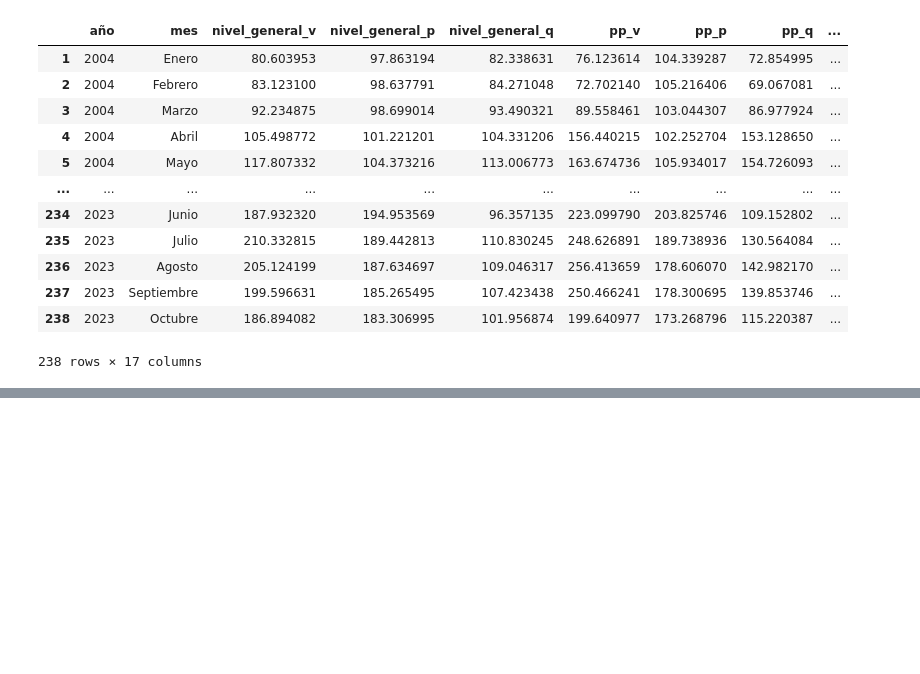
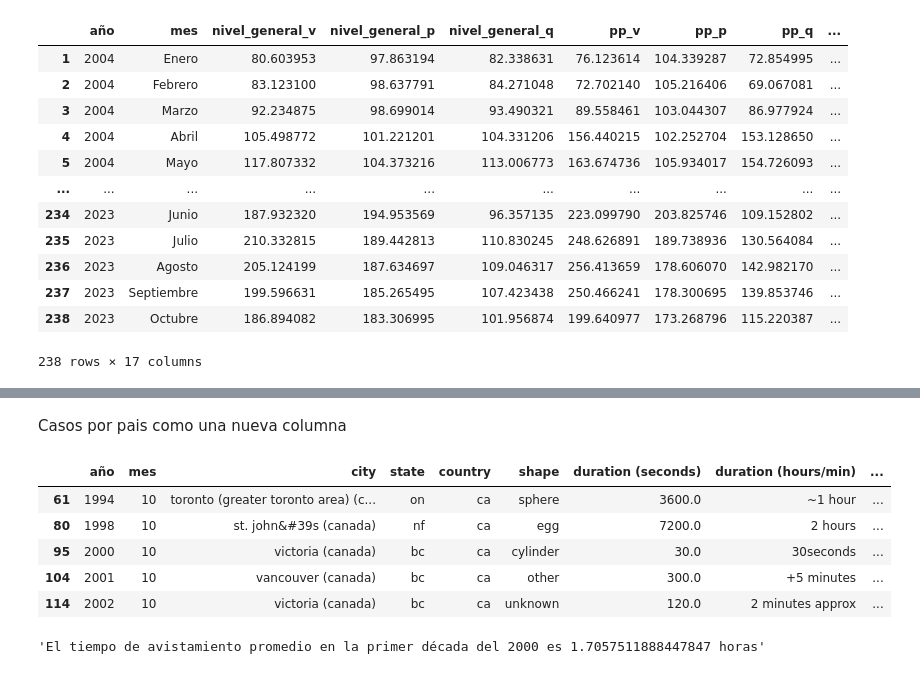
Before and after one commit to LucaGelmini/curso-python-indec, a Jupyter notebook: clase3/clase3.ipynb, the cells around one changed output, grey strips where cells are left out. Saved outputs shown, nothing was run; the diff lists cells and outputs as text; code cells hidden in the pictures; blank space fills up the shorter version.

```diff
--- a/clase3/clase3.ipynb
+++ b/clase3/clase3.ipynb
@@ -439,0 +526,19 @@ df_vpq_grubros
+# %% [markdown]
+Casos por pais como una nueva columna
+# %%
+ovni2 = ovni
+ovni2["casos_pais"] = ovni.groupby("country")['country'].transform('count')
+ovni2[ovni2.country == "ca"].head()
+# %% [output]
+|  | año | mes | city | state | country | shape | duration (seconds) | duration (hours/min) | ... |
+| 61 | 1994 | 10 | toronto (greater toronto area) (c... | on | ca | sphere | 3600.0 | ~1 hour | ... |
+| 80 | 1998 | 10 | st. john&#39s (canada) | nf | ca | egg | 7200.0 | 2 hours | ... |
+| 95 | 2000 | 10 | victoria (canada) | bc | ca | cylinder | 30.0 | 30seconds | ... |
+| 104 | 2001 | 10 | vancouver (canada) | bc | ca | other | 300.0 | +5 minutes | ... |
+| 114 | 2002 | 10 | victoria (canada) | bc | ca | unknown | 120.0 | 2 minutes approx | ... |
+# %%
+ovni.año = ovni.año.astype(int)
+ovni3 = ovni.query("año >1999 & año < 2011")
+f"El tiempo de avistamiento promedio en la primer década del 2000 es {ovni3['duration (seconds)'].mean()/3600} horas"
+# %% [output]
+'El tiempo de avistamiento promedio en la primer década del 2000 es 1.7057511888447847 horas'
```
Also changed, not shown: parts of 10 cells of this notebook, 9 other files.
